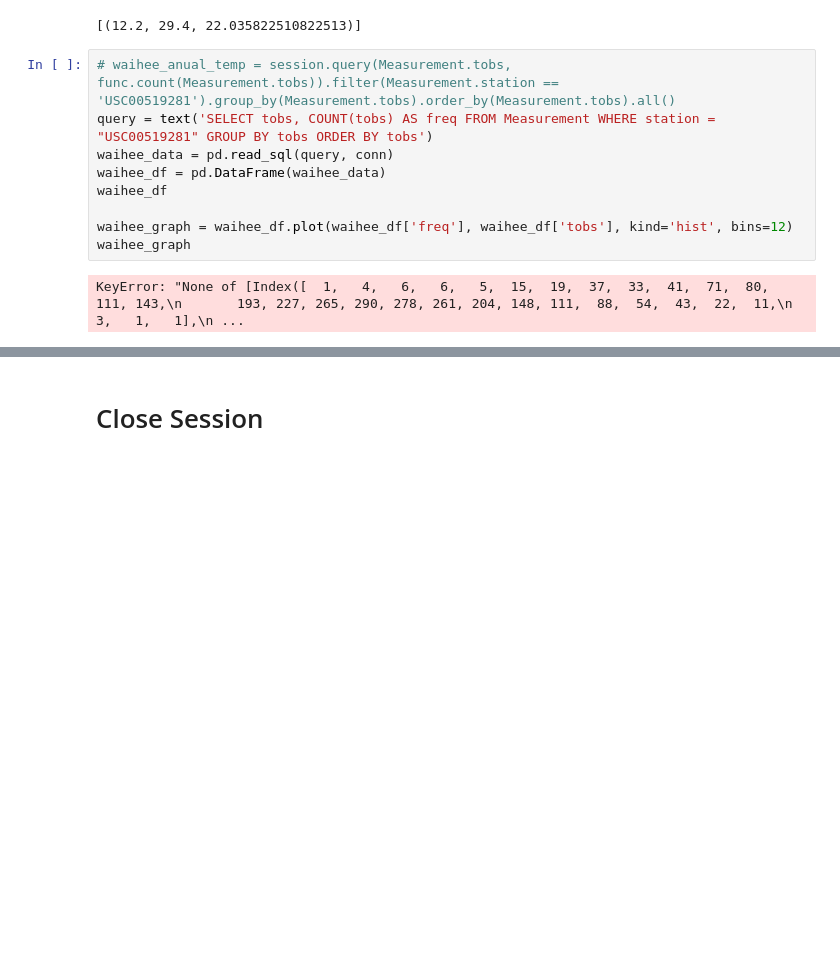
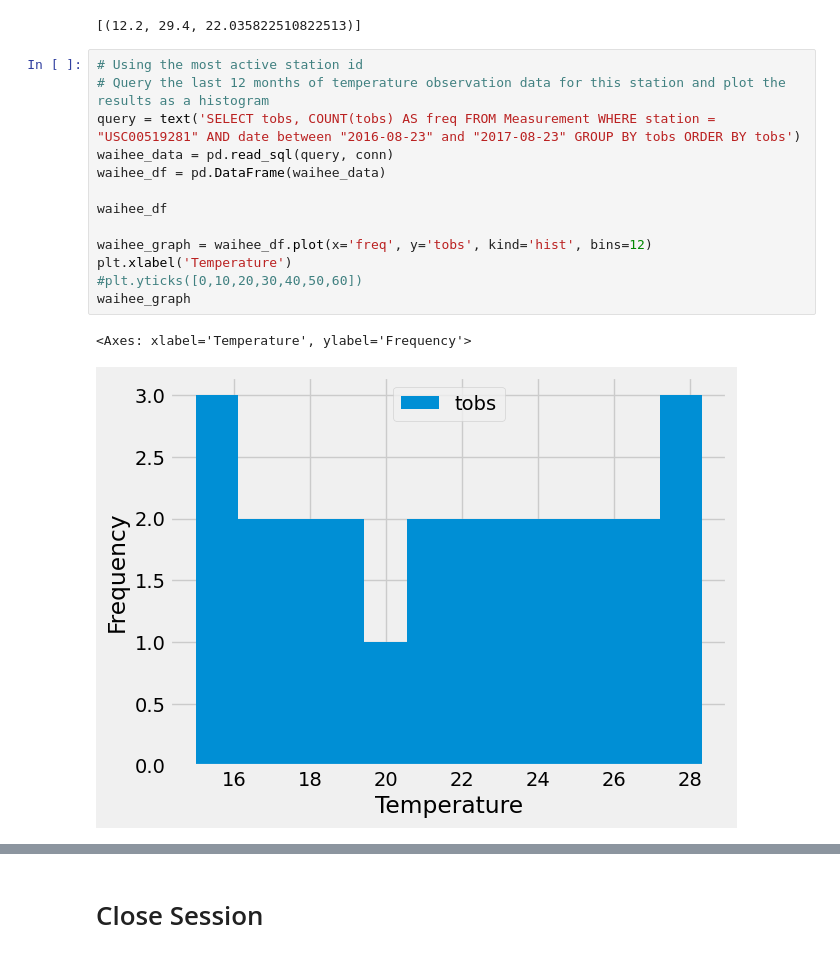
Before and after one commit to ljulbrich/sqlalchemy-challenge, a Jupyter notebook: SurfsUp/climate_starter.ipynb, the cells around one changed output, grey strips where cells are left out. Saved outputs shown, nothing was run; the diff lists cells and outputs as text; blank space fills up the shorter version.

```diff
--- a/SurfsUp/climate_starter.ipynb
+++ b/SurfsUp/climate_starter.ipynb
@@ -156,13 +144,18 @@ active_station_summary
 # %% [output]
 [(12.2, 29.4, 22.035822510822513)]
 # %%
-# waihee_anual_temp = session.query(Measurement.tobs, func.count(Measurement.tobs)).filter(Measurement.station == 'USC00519281').group_by(Measurement.tobs).order_by(Measurement.tobs).all()
-query = text('SELECT tobs, COUNT(tobs) AS freq FROM Measurement WHERE station = "USC00519281" GROUP BY tobs ORDER BY tobs')
+# Using the most active station id
+# Query the last 12 months of temperature observation data for this station and plot the results as a histogram
+query = text('SELECT tobs, COUNT(tobs) AS freq FROM Measurement WHERE station = "USC00519281" AND date between "2016-08-23" and "2017-08-23" GROUP BY tobs ORDER BY tobs')
 waihee_data = pd.read_sql(query, conn)
 waihee_df = pd.DataFrame(waihee_data)
+
 waihee_df
 
-waihee_graph = waihee_df.plot(waihee_df['freq'], waihee_df['tobs'], kind='hist', bins=12)
+waihee_graph = waihee_df.plot(x='freq', y='tobs', kind='hist', bins=12)
+plt.xlabel('Temperature')
+#plt.yticks([0,10,20,30,40,50,60])
 waihee_graph
 # %% [output]
-KeyError: "None of [Index([  1,   4,   6,   6,   5,  15,  19,  37,  33,  41,  71,  80, 111, 143,\n       193, 227, 265, 290, 278, 261, 204, 148, 111,  88,  54,  43,  22,  11,\n         3,   1,   1],\n ...
+<Axes: xlabel='Temperature', ylabel='Frequency'>
+[figure, added]
```
Also changed, not shown: parts of 3 cells of this notebook.
